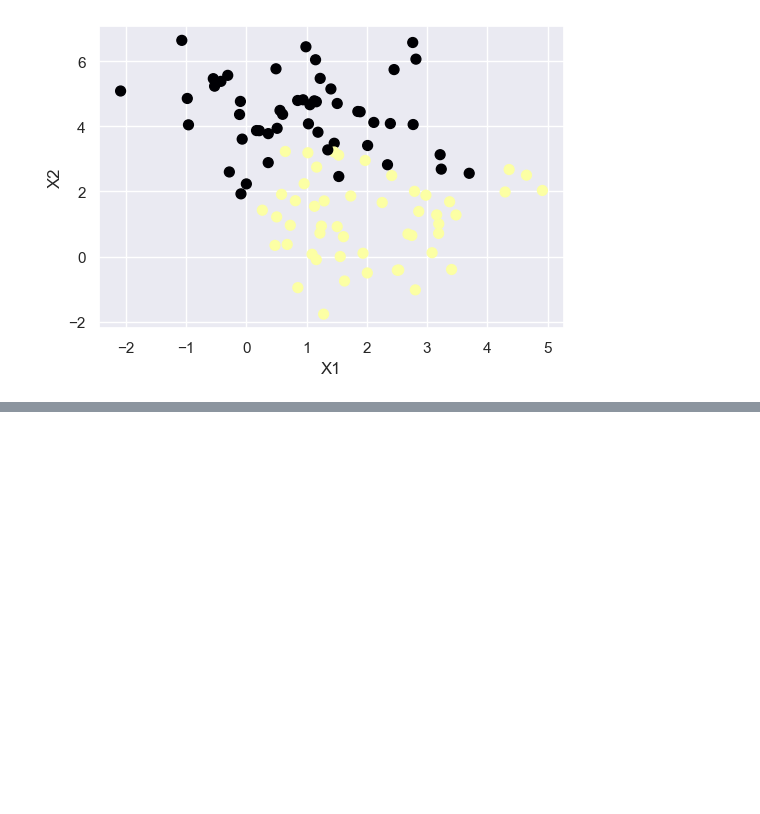
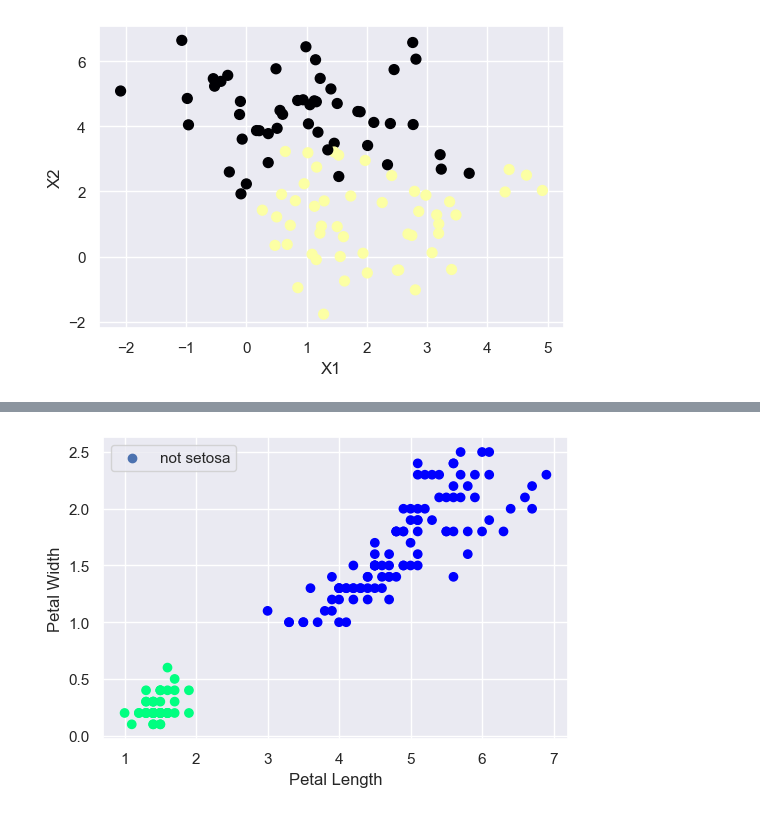
Before and after one commit to mnavjeev/ECON425-W21, a Jupyter notebook: Week 9/week9.ipynb, the cells around one changed output, grey strips where cells are left out. Saved outputs shown, nothing was run; the diff lists cells and outputs as text; code cells hidden in the pictures; blank space fills up the shorter version.

```diff
--- a/Week 9/week9.ipynb
+++ b/Week 9/week9.ipynb
@@ -78,0 +128,7 @@ We can clearly see now that there is no line that we can draw that will perfectl
+# %%
+plt.scatter(iris.petal_length, iris.petal_width, c=y, cmap = "winter");
+plt.xlabel("Petal Length");
+plt.ylabel("Petal Width");
+plt.legend(["not setosa"]);
+# %% [output]
+[figure, added]
```
Also changed, not shown: parts of 13 cells of this notebook.
